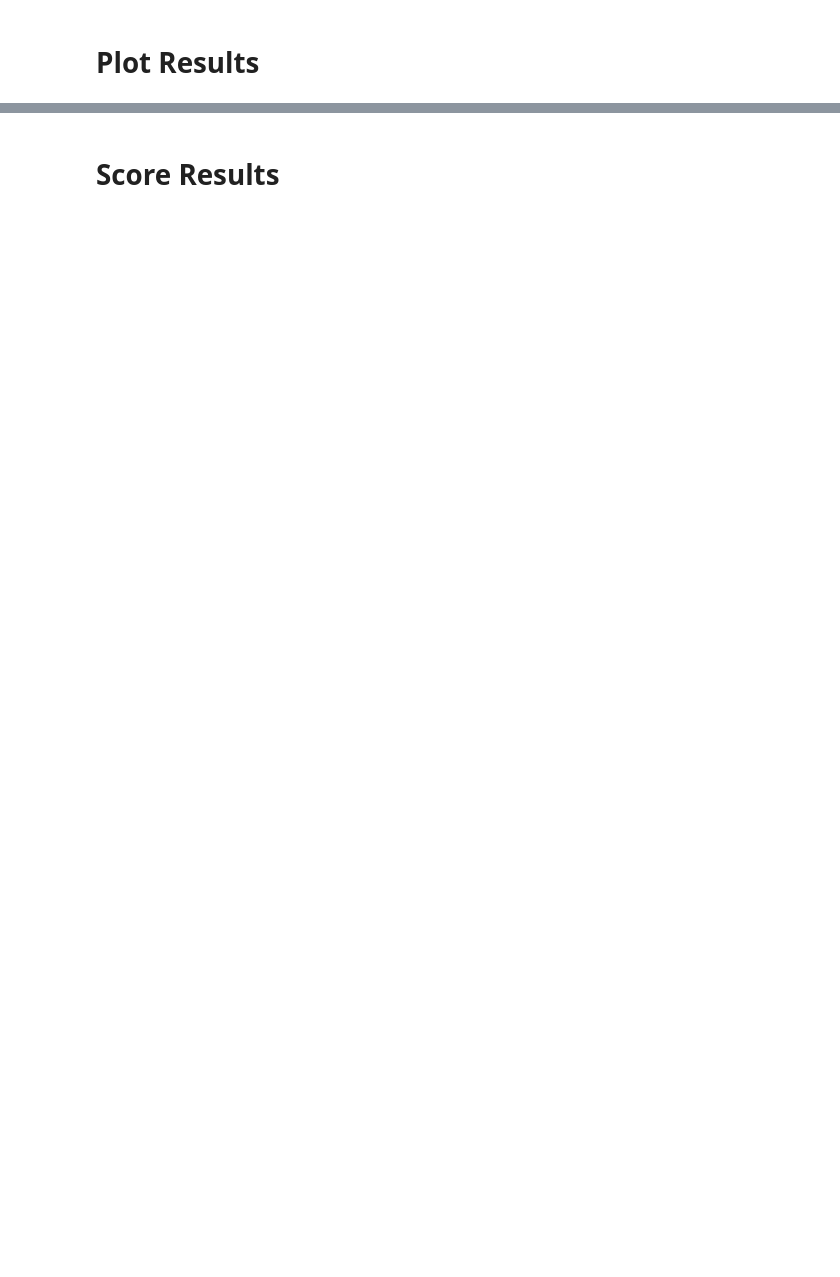
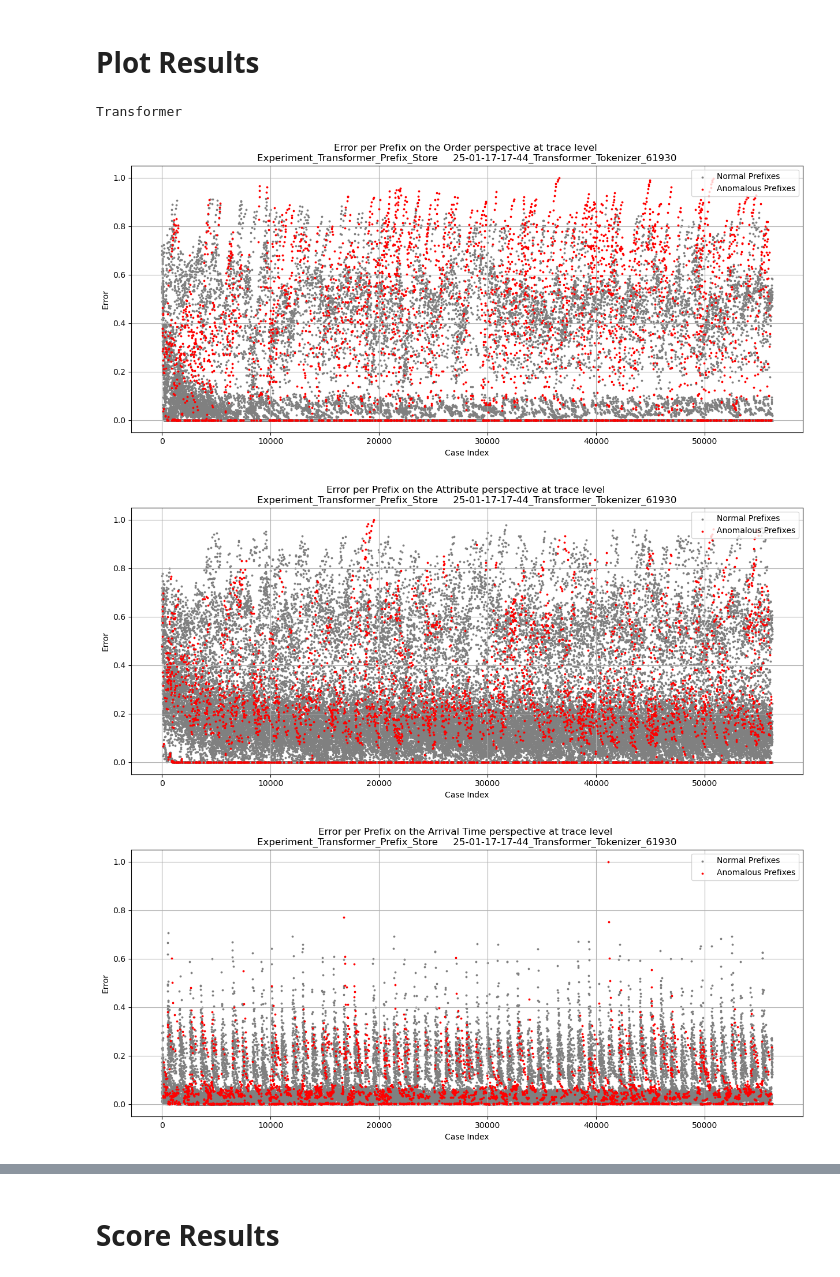
Before and after one commit to ronaldvandenbroek/BPAD, a Jupyter notebook: analysis/raw/result_analysis.ipynb, the cells around one changed output, grey strips where cells are left out. Cells and saved outputs as stored; diff of their text form; code cells hidden in the pictures; blank space fills up the shorter version.

Commit message:
Building in custom model names

```diff
--- a/analysis/raw/result_analysis.ipynb
+++ b/analysis/raw/result_analysis.ipynb
@@ -19,7 +22,7 @@ from mpl_toolkits.axes_grid1.inset_locator import inset_axes
 
 from utils.enums import Perspective
 # %%
-def plot_losses(results, labels, directory, run_name, perspective, level, bucket=None, zoom=[[11000,13000],[-0.05, 0.2]], show_plots=True):
+def plot_losses(results, labels, directory, experiment_name, run_name, perspective, level, bucket=None, zoom=[[11000,13000],[-0.05, 0.2]], show_plots=True):
     def scatter_plot(ax, results, labels):
         y_values = results
         x_values = np.arange(len(results))
@@ -30,7 +33,7 @@ def plot_losses(results, labels, directory, run_name, perspective, level, bucket
     # Normalize results
     results = np.interp(results, (results.min(), results.max()), (0, 1))
 
-    subtitle = f'{directory}     {run_name}'
+    subtitle = f'{experiment_name}     {run_name}'
     if len(results) == 0:
         print(f'ERROR no results found for {subtitle}')
     else:
@@ -74,12 +77,13 @@ def plot_losses(results, labels, directory, run_name, perspective, level, bucket
             plt.show()
         plt.close()
 
-def bucket_plot_losses(results_name, labels_name, run_name, directory, bucket_lengths, results, perspective, level, zoom=[[11000,13000],[-0.05, 0.2]], show_plots=True, pbar=None):
+def bucket_plot_losses(results_name, labels_name, run_name, directory, experiment_name, bucket_lengths, results, perspective, level, zoom=[[11000,13000],[-0.05, 0.2]], show_plots=True, pbar=None):
     if bucket_lengths is None:
         plot_losses(
             results=results[f'{results_name}'],
             labels=results[f'{labels_name}'],
             directory=directory,
+            experiment_name=experiment_name,
             run_name=run_name, perspective=perspective, level=level, bucket=None, zoom=zoom, show_plots=show_plots)
         if pbar:
             pbar.update(1)
@@ -89,6 +93,7 @@ def bucket_plot_losses(results_name, labels_name, run_name, directory, bucket_le
                 results=results[f'{results_name}_{bucket}'],
                 labels=results[f'{labels_name}_{bucket}'],
                 directory=directory,
+                experiment_name=experiment_name,
                 run_name=run_name, perspective=perspective, level=level, bucket=bucket, zoom=zoom, show_plots=show_plots)
             if pbar:
                 pbar.update(1)
@@ -173,11 +178,10 @@ def plot_scores(data, directory, title, label_name, xlabel_name, summary=True, f
 # %%
 # 'Experiment_Real_World_Debug',
 # 'Experiment_Prefix_v2',
-
-model_type = 'Transformer' # '{model_type}'
+# 'Experiment_Transformer_Debug_v2_93896'
 
 directories = [
-    'Experiment_Transformer_Debug_v2_93896'
+    'Experiment_Transformer_Prefix_Store_56343'
     # 'Experiment_Prefix_v3',
     # 'Experiment_Batch_Size',
     # 'Experiment_Anomaly_Percentage_v2',
@@ -191,6 +195,10 @@ directories = [
     # 'Experiment_Real_World_All_Models',
     ]
 
+# Get the root experiment name from directory
+experiment_name = re.sub(r"_\d{5}$", "", directories[0])
+model_type = 'Transformer' # '{model_type}'
+
 filter_beginning_percentage = 0
 
 recalculate = True
@@ -199,7 +207,7 @@ score_results = True
 score_summary = True
 
 rank_encoders = False
-rank_cd_encoders = False
+rank_cd_encoders = True
 
 plot_results = True
 show_plots = True
@@ -347,30 +455,36 @@ if plot_results:
     ]
 
     nr_buckets = 0
     for run in runs:
         if run["buckets"] is None:
             nr_buckets += 1
         else:
             nr_buckets += len(run["buckets"])
 
     total_iterations = nr_buckets * len(results_config)
     with tqdm(total=total_iterations, desc="Generating Plots") as pbar:
         for run in runs:
             # print(f"Generating: {directory}\t{run_name}")
             for config in results_config:
 
                 # try:
                 bucket_plot_losses(
                     results_name=config[0],
                     labels_name=config[1],
                     directory=directory,
+                    experiment_name=experiment_name,
                     run_name=run["name"],
                     bucket_lengths=run["buckets"],
                     results=run["results"],
                     perspective=config[2],
                     level=config[3],
                     zoom=None,
                     show_plots=show_plots,
                     pbar=pbar)
                 # except:
                 #     print("Error loading ")
+# %% [output]
+Transformer
+[figure, added]
+[figure, added]
+[figure, added]
```
Also changed, not shown: parts of 31 cells of this notebook, 3 other files.
